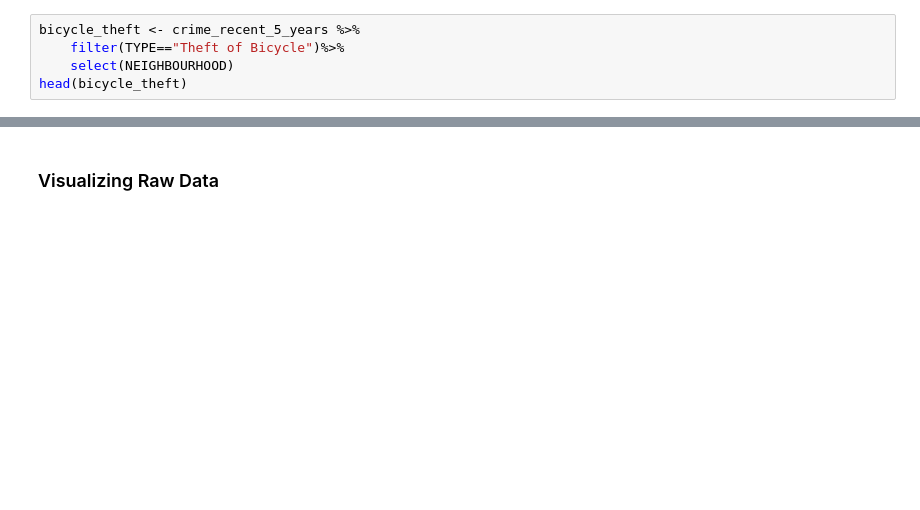
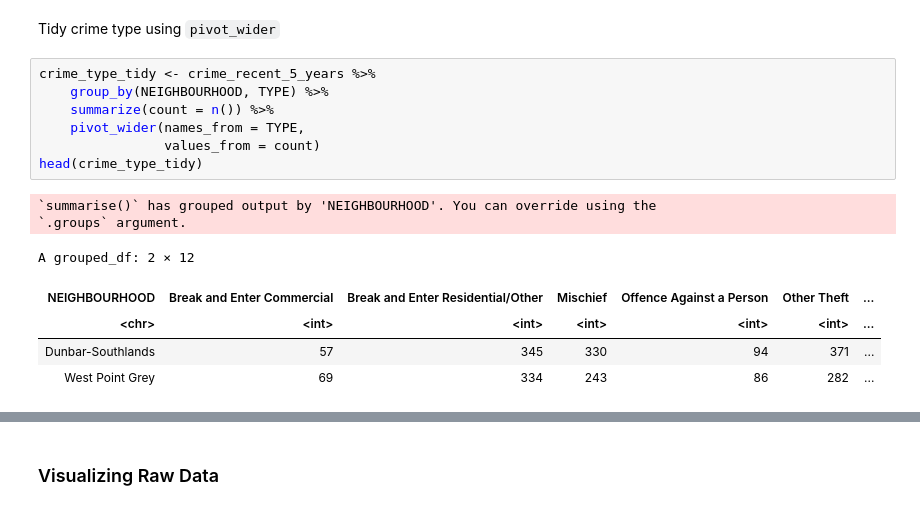
Before and after one commit to fankayii/STAT201_34, a Jupyter notebook: project.ipynb, the cells around one changed output, grey strips where cells are left out. Saved outputs shown, nothing was run; the diff lists cells and outputs as text; blank space fills up the shorter version.

```diff
--- a/project.ipynb
+++ b/project.ipynb
@@ -68,5 +66,17 @@ A data.frame: 6 × 2
-# %%
-bicycle_theft <- crime_recent_5_years %>%
-    filter(TYPE=="Theft of Bicycle")%>%
-    select(NEIGHBOURHOOD)
-head(bicycle_theft)
+# %% [markdown]
+Tidy crime type using `pivot_wider`
+# %%
+crime_type_tidy <- crime_recent_5_years %>%
+    group_by(NEIGHBOURHOOD, TYPE) %>%
+    summarize(count = n()) %>%
+    pivot_wider(names_from = TYPE,
+                values_from = count)
+head(crime_type_tidy)
+# %% [output]
+`summarise()` has grouped output by 'NEIGHBOURHOOD'. You can override using the
+`.groups` argument.
+A grouped_df: 2 × 12
+| NEIGHBOURHOOD | Break and Enter Commercial | Break and Enter Residential/Other | Mischief | Offence Against a Person | Other Theft | ... |
+| <chr> | <int> | <int> | <int> | <int> | <int> | ... |
+| Dunbar-Southlands | 57 | 345 | 330 | 94 | 371 | ... |
+| West Point Grey | 69 | 334 | 243 | 86 | 282 | ... |
```
Also changed, not shown: parts of 19 cells of this notebook.
